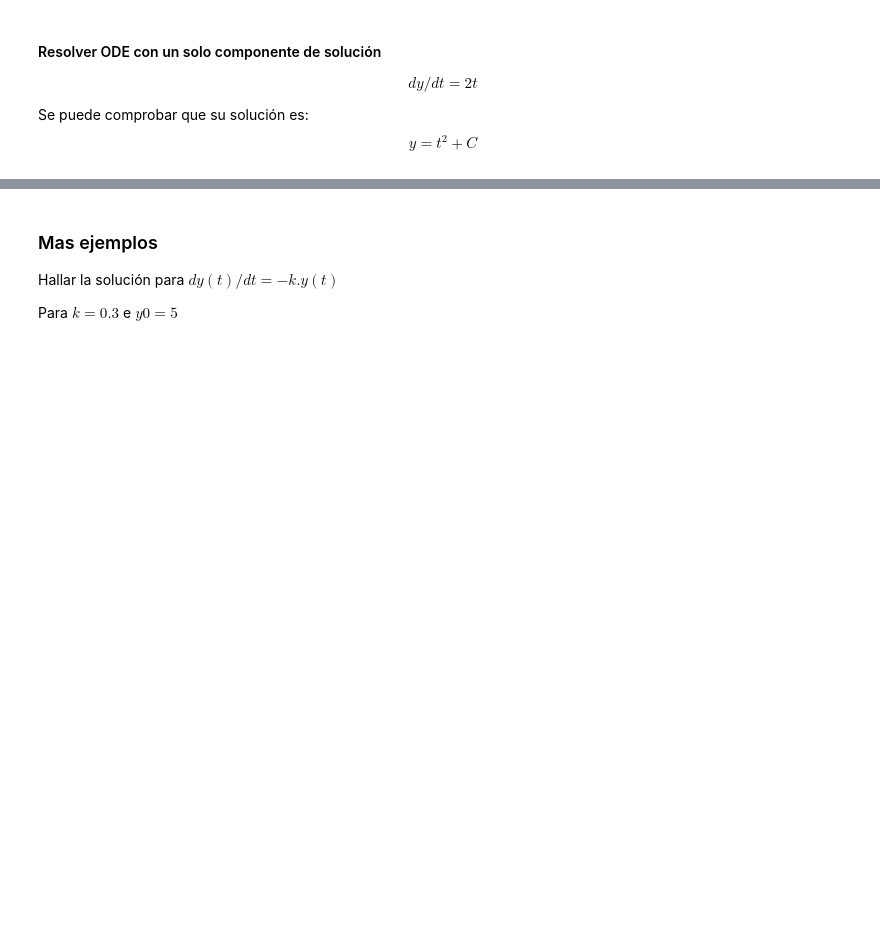
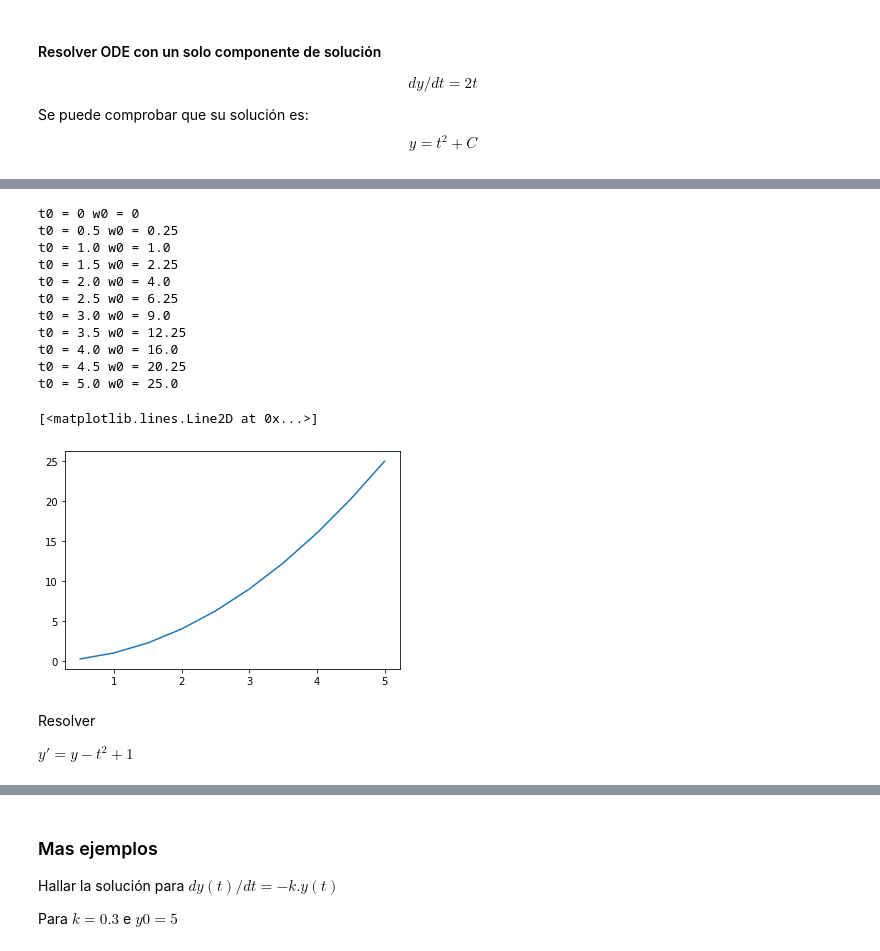
Before and after one commit to cpp-review-dune/python, a Jupyter notebook: src/pit/Ecuaciones Diferenciales.ipynb, the cells around one changed output, grey strips where cells are left out. Drawn from its saved outputs; the diff is of its cells as text; code cells hidden in the pictures; blank space fills up the shorter version.

```diff
--- a/src/pit/Ecuaciones Diferenciales.ipynb
+++ b/src/pit/Ecuaciones Diferenciales.ipynb
@@ -57,0 +106,28 @@ def f1(t,y):
+# %%
+# Funcion de Runge Kutta4
+'''
+  a es la cota mínima
+  b es la cota máxima
+  y0  es condicion inicial
+  f es la funcion
+  N es la cantidad de pasos
+'''
+
+
+def RK4(a, b, y0, f, N):
+    h = (b - a) / N
+    t = a
+    w = y0
+    # print('t0 =', round(t,5), 'w0 =', round(w,5))
+    Y, T = [], []
+    for i in range(1, N+1):  # de 1 a N
+        k1 = h*f(t, w)
+        k2 = h*f(t + h/2, w + k1/2)
+        k3 = h*f(t + h/2, w + k2/2)
+        k4 = h*f(t + h, w + k3)
+        w = w + (k1 + 2*k2 + 2*k3 + k4) / 6
+        Y += [w]
+        t = a + i*h
+        T += [t]
+        # print('t0 =', round(t,5), 'w0 =', round(w,5))
+    return T, Y
@@ -57,0 +151,21 @@ def f1(t,y):
+# %%
+tr, yr = RK4(0, 5, 0, f1, 10)  # solucion y = t^2
+plt.plot(tr, yr)
+# %% [output]
+t0 = 0 w0 = 0
+t0 = 0.5 w0 = 0.25
+t0 = 1.0 w0 = 1.0
+t0 = 1.5 w0 = 2.25
+t0 = 2.0 w0 = 4.0
+t0 = 2.5 w0 = 6.25
+t0 = 3.0 w0 = 9.0
+t0 = 3.5 w0 = 12.25
+t0 = 4.0 w0 = 16.0
+t0 = 4.5 w0 = 20.25
+t0 = 5.0 w0 = 25.0
+[<matplotlib.lines.Line2D at 0x...>]
+[figure, added]
+# %% [markdown]
+Resolver
+
+$y' = y - t^2 + 1$
```
Also changed, not shown: parts of 17 cells of this notebook, 5 other files.
